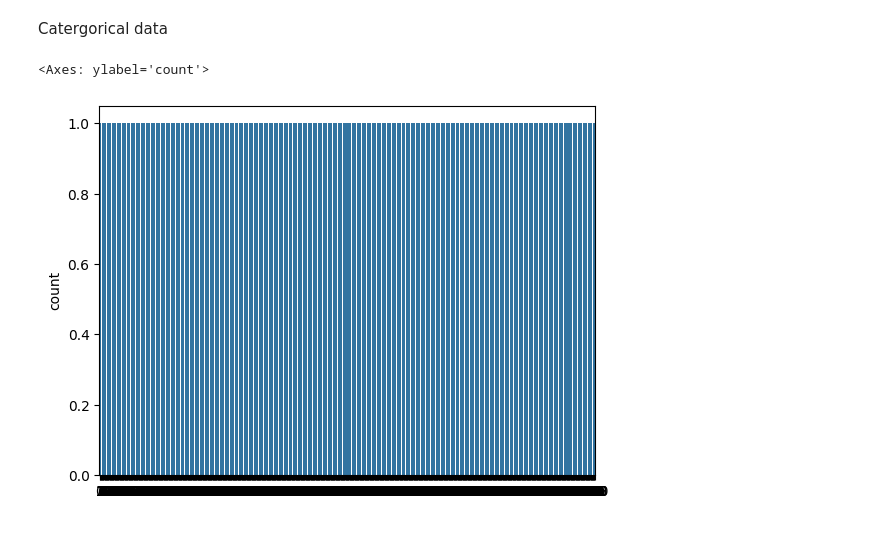
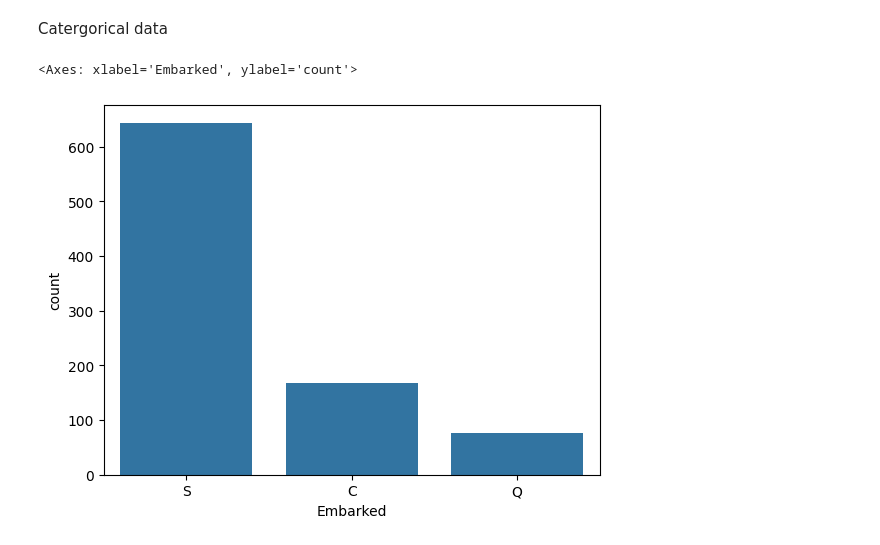
Before and after one commit to Minhaj401/EDA-analysis, a Jupyter notebook: univariate _analysis.ipynb, the cells around one changed output. Saved outputs shown, nothing was run; the diff lists cells and outputs as text; code cells hidden in the pictures.

```diff
--- a/univariate _analysis.ipynb
+++ b/univariate _analysis.ipynb
@@ -38,7 +38,7 @@ memory usage: 83.7+ KB
 Catergorical data
 # %%
 # countplot
-sns.countplot(df["Survived"])
+sns.pi(x="Embarked",data=df)
 # %% [output]
-<Axes: ylabel='count'>
+<Axes: xlabel='Embarked', ylabel='count'>
-[figure, old version]
+[figure, new version]
```
Also changed, not shown: parts of 1 cell of this notebook.
